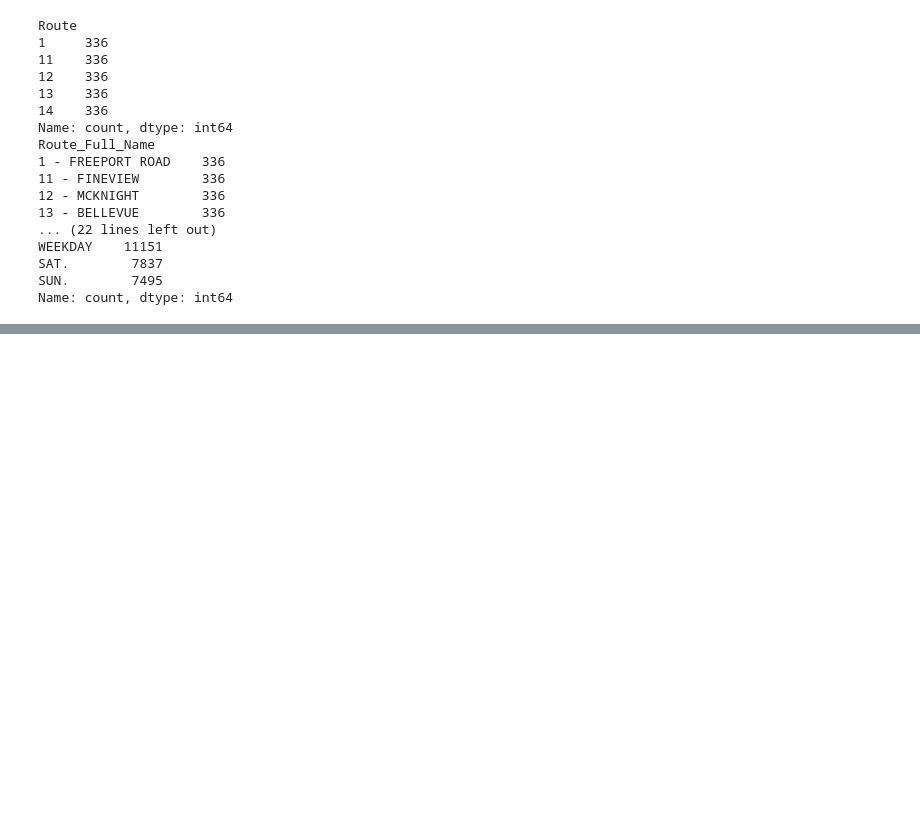
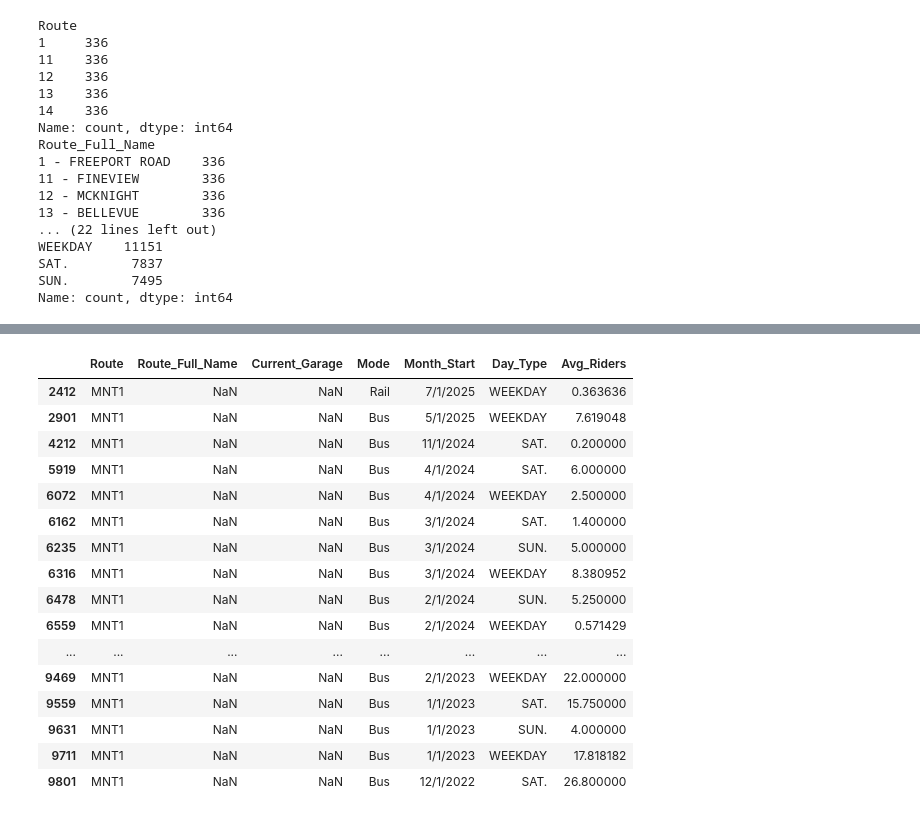
Before and after one commit to jam1314-web/PRT-monthly-data, a Jupyter notebook: Prt data cleaning.ipynb, the cells around one changed output, grey strips where cells are left out. Drawn from its saved outputs; the diff is of its cells as text; code cells hidden in the pictures; blank space fills up the shorter version.

Commit message:
Clean PRT ridership dataset

```diff
--- a/Prt data cleaning.ipynb
+++ b/Prt data cleaning.ipynb
@@ -71,3 +71,5 @@ WEEKDAY    11151
 SAT.        7837
 SUN.        7495
 Name: count, dtype: int64
+# %%
+prt_clean = prt.copy()
@@ -73,0 +166,23 @@ Name: count, dtype: int64
+# %%
+prt_clean.loc[
+    prt_clean["Route"].isin(["68", "MNT1"]),
+    ["Route", "Route_Full_Name", "Current_Garage", "Mode", "Month_Start", "Day_Type", "Avg_Riders"]
+].head(30)
+# %% [output]
+|  | Route | Route_Full_Name | Current_Garage | Mode | Month_Start | Day_Type | Avg_Riders |
+| 2412 | MNT1 | NaN | NaN | Rail | 7/1/2025 | WEEKDAY | 0.363636 |
+| 2901 | MNT1 | NaN | NaN | Bus | 5/1/2025 | WEEKDAY | 7.619048 |
+| 4212 | MNT1 | NaN | NaN | Bus | 11/1/2024 | SAT. | 0.200000 |
+| 5919 | MNT1 | NaN | NaN | Bus | 4/1/2024 | SAT. | 6.000000 |
+| 6072 | MNT1 | NaN | NaN | Bus | 4/1/2024 | WEEKDAY | 2.500000 |
+| 6162 | MNT1 | NaN | NaN | Bus | 3/1/2024 | SAT. | 1.400000 |
+| 6235 | MNT1 | NaN | NaN | Bus | 3/1/2024 | SUN. | 5.000000 |
+| 6316 | MNT1 | NaN | NaN | Bus | 3/1/2024 | WEEKDAY | 8.380952 |
+| 6478 | MNT1 | NaN | NaN | Bus | 2/1/2024 | SUN. | 5.250000 |
+| 6559 | MNT1 | NaN | NaN | Bus | 2/1/2024 | WEEKDAY | 0.571429 |
+| ... | ... | ... | ... | ... | ... | ... | ... |
+| 9469 | MNT1 | NaN | NaN | Bus | 2/1/2023 | WEEKDAY | 22.000000 |
+| 9559 | MNT1 | NaN | NaN | Bus | 1/1/2023 | SAT. | 15.750000 |
+| 9631 | MNT1 | NaN | NaN | Bus | 1/1/2023 | SUN. | 4.000000 |
+| 9711 | MNT1 | NaN | NaN | Bus | 1/1/2023 | WEEKDAY | 17.818182 |
+| 9801 | MNT1 | NaN | NaN | Bus | 12/1/2022 | SAT. | 26.800000 |
```
Also changed, not shown: parts of 25 cells of this notebook, 1 other file.
